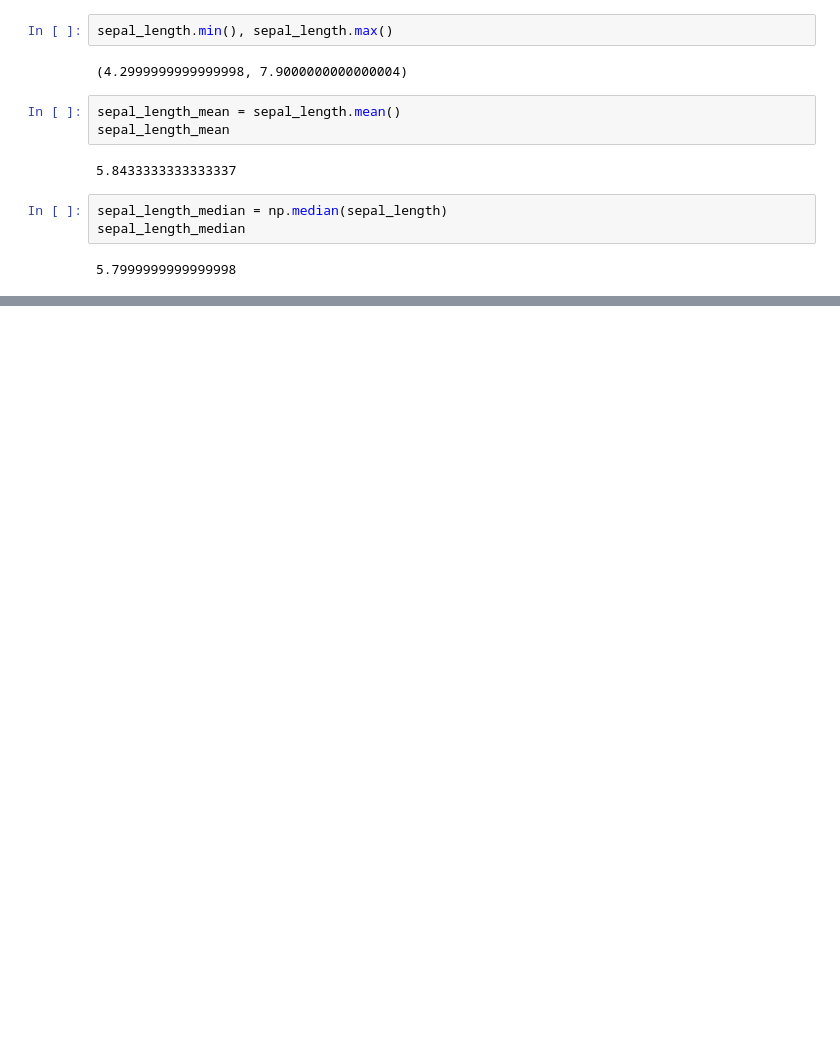
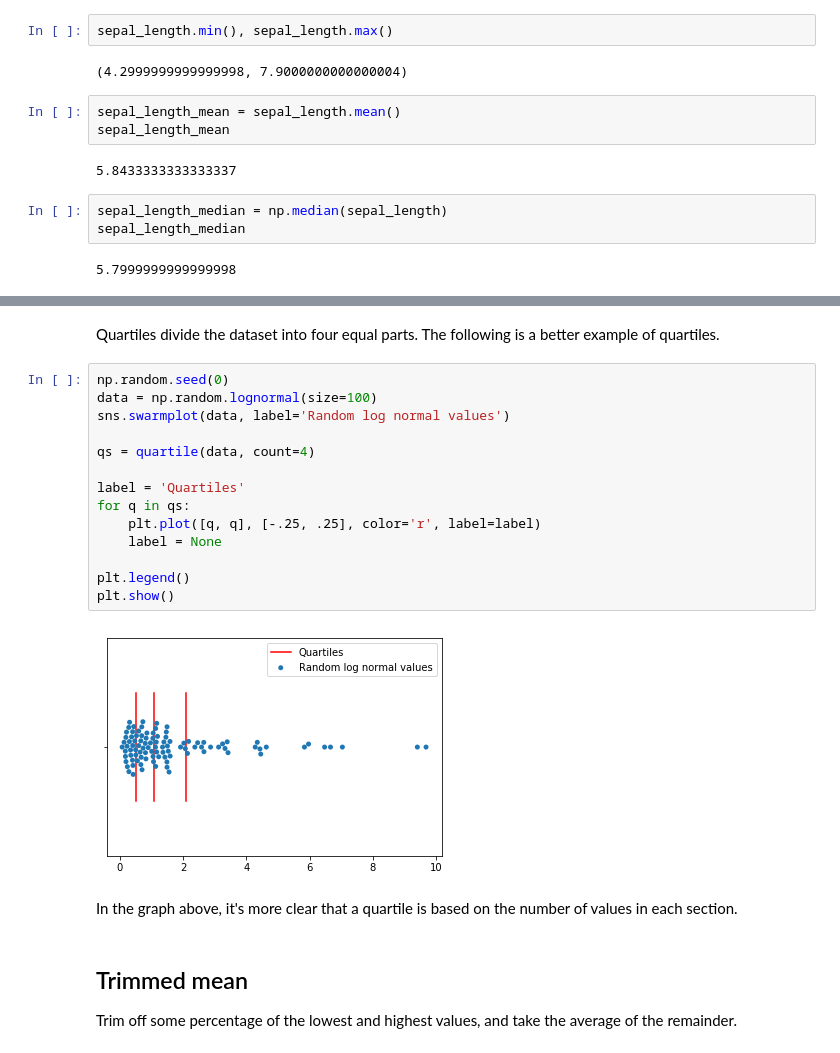
Before and after one commit to mica5/statistics, a Jupyter notebook: statistics.ipynb, the cells around one changed output, grey strips where cells are left out. Drawn from its saved outputs; the diff is of its cells as text; blank space fills up the shorter version.

```diff
--- a/statistics.ipynb
+++ b/statistics.ipynb
@@ -252,0 +305,24 @@ plt.show()
+# %% [markdown]
+Quartiles divide the dataset into four equal parts. The following is a better example of quartiles.
+# %%
+np.random.seed(0)
+data = np.random.lognormal(size=100)
+sns.swarmplot(data, label='Random log normal values')
+
+qs = quartile(data, count=4)
+
+label = 'Quartiles'
+for q in qs:
+    plt.plot([q, q], [-.25, .25], color='r', label=label)
+    label = None
+
+plt.legend()
+plt.show()
+# %% [output]
+[figure, added]
+# %% [markdown]
+In the graph above, it's more clear that a quartile is based on the number of values in each section.
+# %% [markdown]
+## Trimmed mean
+
+Trim off some percentage of the lowest and highest values, and take the average of the remainder.
```
Also changed, not shown: parts of 9 cells of this notebook.
